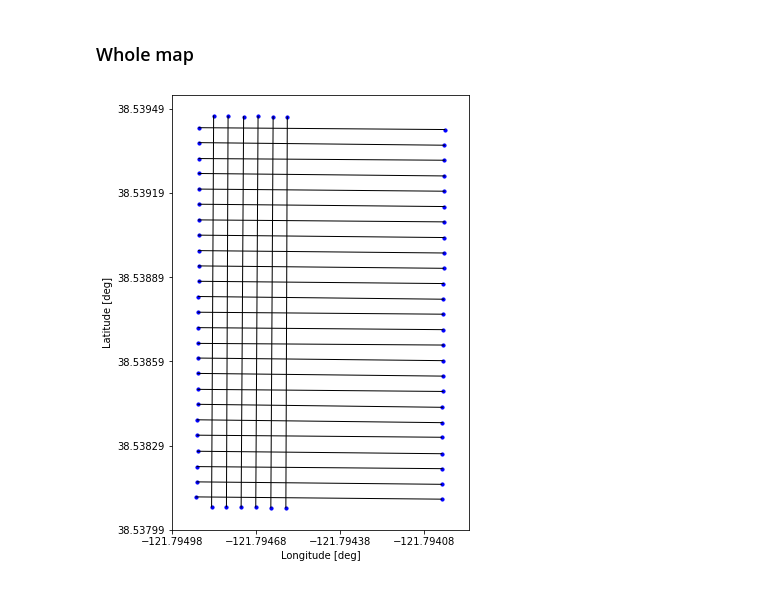
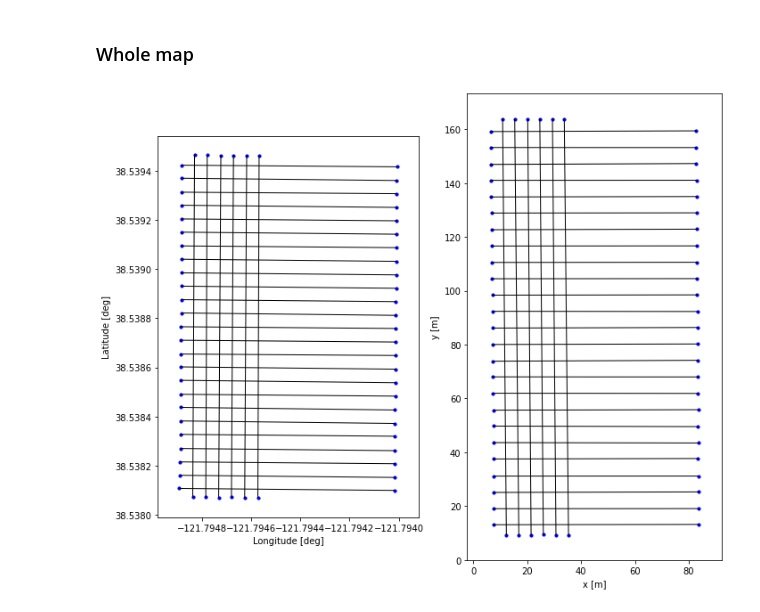
Before and after one commit to Alexwei92/NEPTUNE-ROS, a Jupyter notebook: src/affordance_learning/scripts/test.ipynb, the cells around one changed output. Cells and saved outputs as stored; diff of their text form; code cells hidden in the pictures.

```diff
--- a/src/affordance_learning/scripts/test.ipynb
+++ b/src/affordance_learning/scripts/test.ipynb
@@ -114,22 +240,34 @@ def plot_polygon(axis, data, c='b'):
 ### Whole map
 # %%
 # plot
-fig, axis = plt.subplots(1,1,figsize=(8,8))
-configure_map_plot(axis)
+fig, axes = plt.subplots(1,2,figsize=(10,8))
+configure_map_plot(axes[0], 'latlon')
+configure_map_plot(axes[1], 'local')
 
-for key in all_data_pt_np.keys():
-    axis.scatter(all_data_pt_np[key][:, 0], all_data_pt_np[key][:, 1], s=10, color='b')
+for key in all_data_latlon.keys():
+    axes[0].scatter(all_data_latlon[key][:, 0], all_data_latlon[key][:, 1], s=10, color='b')
+    axes[1].scatter(all_data_local[key][:, 0], all_data_local[key][:, 1], s=10, color='b')
 
-for i in range(len(treeline_SN)):
-    axis.plot(
-        treeline_SN[i][:, 0], treeline_SN[i][:, 1],
+for i in range(len(treeline_SN_latlon)):
+    axes[0].plot(
+        treeline_SN_latlon[i][:, 0], treeline_SN_latlon[i][:, 1],
+        color='k', linewidth=1.0
+    )
+    axes[1].plot(
+        treeline_SN_local[i][:, 0], treeline_SN_local[i][:, 1],
         color='k', linewidth=1.0
     )
 
-for i in range(len(treeline_WE)):
-    axis.plot(
-        treeline_WE[i][:, 0], treeline_WE[i][:, 1],
+for i in range(len(treeline_WE_latlon)):
+    axes[0].plot(
+        treeline_WE_latlon[i][:, 0], treeline_WE_latlon[i][:, 1],
         color='k', linewidth=1.0
     )
+    axes[1].plot(
+        treeline_WE_local[i][:, 0], treeline_WE_local[i][:, 1],
+        color='k', linewidth=1.0
+    )
+
+fig.tight_layout()
 # %% [output]
-[figure, old version]
+[figure, new version]
```
Also changed, not shown: parts of 12 cells of this notebook, 6 other files.
